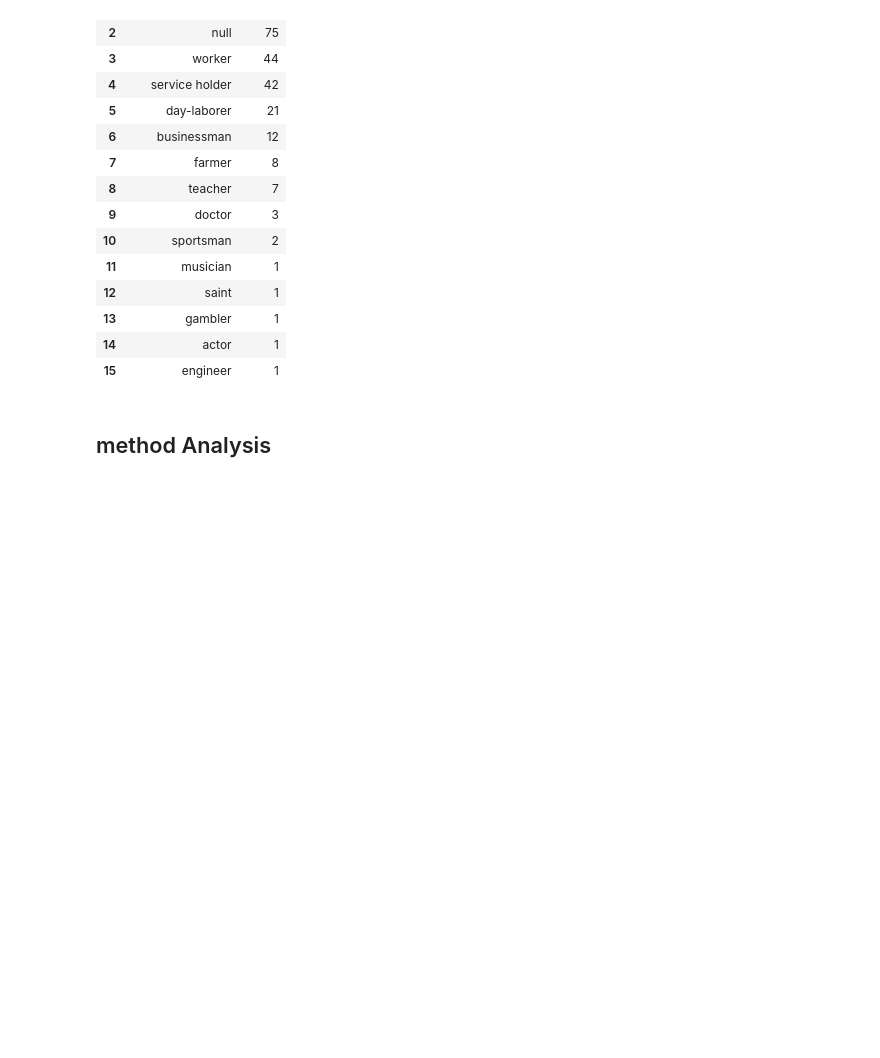
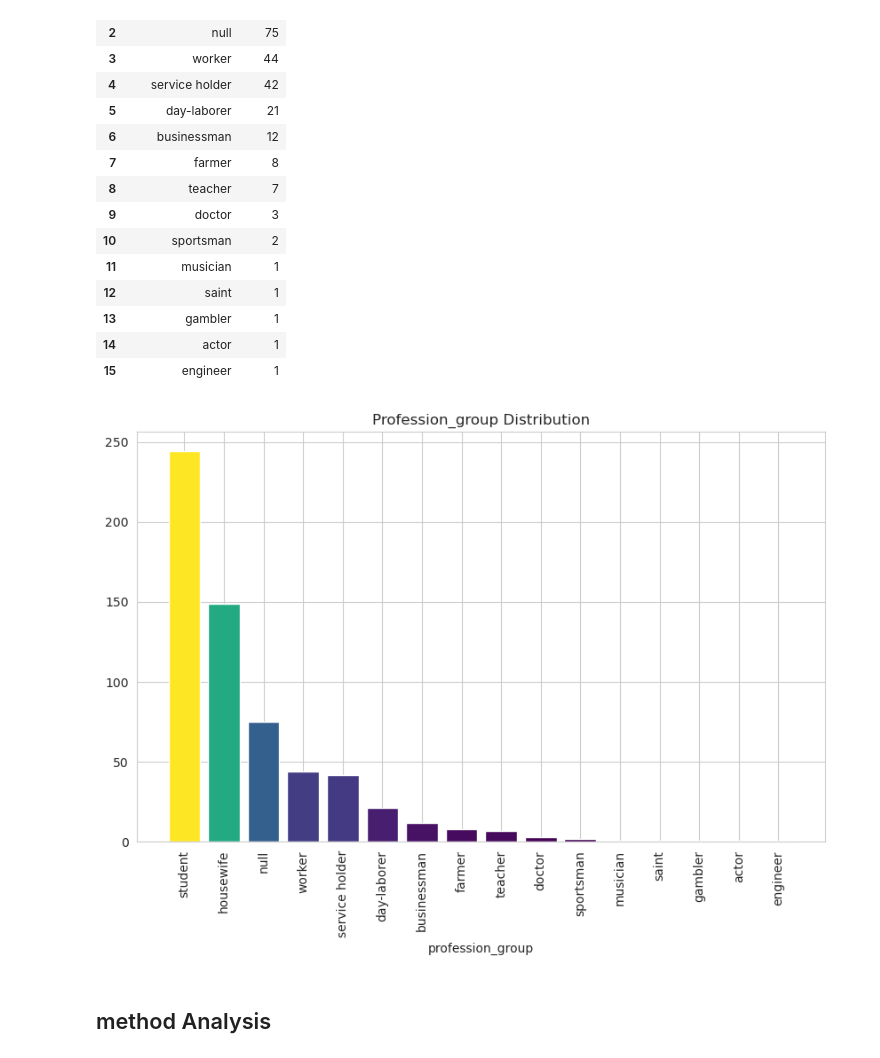
Before and after one commit to rahad404/Bangladesh-Suicide-Analysis, a Jupyter notebook: bd_suicide.ipynb, the cells around one changed output. Saved outputs shown, nothing was run; the diff lists cells and outputs as text; code cells hidden in the pictures; blank space fills up the shorter version.

```diff
--- a/bd_suicide.ipynb
+++ b/bd_suicide.ipynb
@@ -376,6 +391,21 @@ fig = px.bar(pro, x='profession_group',y='count',
              title='Profession_group Distribution',
              template='plotly_dark')
 fig.show()
+# %%
+# visualize with mathplotlib
+cmap = plt.get_cmap('viridis')
+normalize = plt.Normalize(min(pro['count']), max(pro['count']))
+colors = cmap(normalize(pro['count']))
+
+plt.figure(figsize=(10,6))
+plt.bar(pro['profession_group'],pro['count'],color = colors)
+plt.xlabel('profession_group')
+plt.xticks(rotation=90)
+plt.title('Profession_group Distribution')
+
+plt.show()
+# %% [output]
+[figure, added]
 # %% [markdown]
 ## method Analysis
 # %%
```
Also changed, not shown: parts of 9 cells of this notebook.
